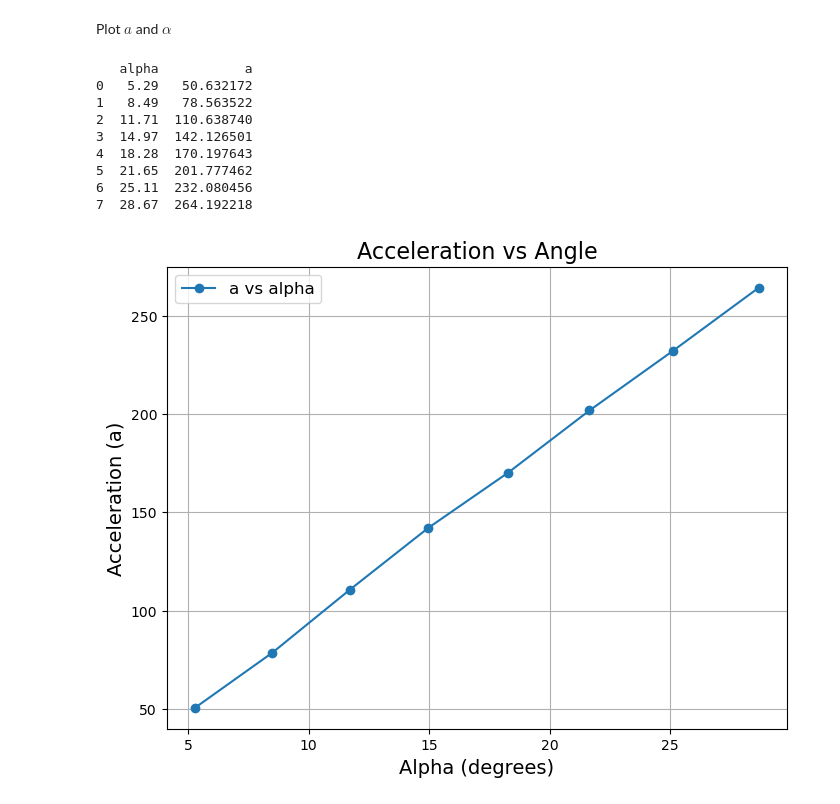
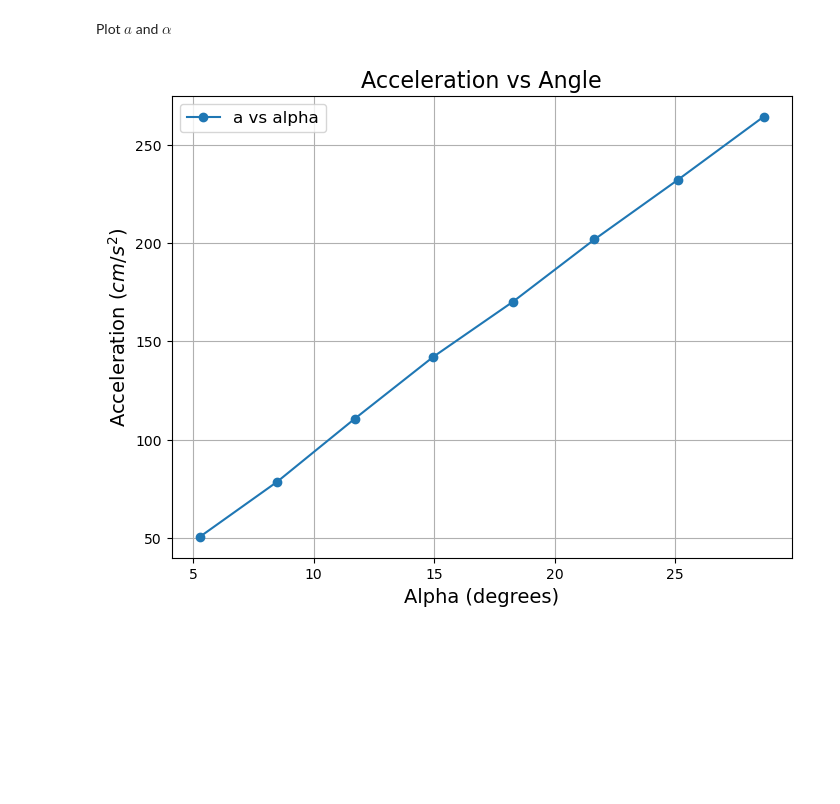
Before and after one commit to JamesPunter/NSP2, a Jupyter notebook: JNx_JamesPunter_15213404.ipynb, the cells around one changed output. Saved outputs shown, nothing was run; the diff lists cells and outputs as text; code cells hidden in the pictures; blank space fills up the shorter version.

```diff
--- a/JNx_JamesPunter_15213404.ipynb
+++ b/JNx_JamesPunter_15213404.ipynb
@@ -152,69 +225,14 @@ datasets = {
 # %% [markdown]
 Plot $a$ and $\alpha$
-# %%
-# Initialize storage for results
-results = []
-
-# Loop over each dataset
-for alpha_label, dataset_info in datasets.items():
-    file_path = dataset_info['file']
-    start_index = dataset_info['start_index']
-    end_index = dataset_info['end_index']
-
-    df = pd.read_csv(file_path, sep='\t', header=0)
-
-    # Extract time, x-position, and y-position
-    time = df['Time']
-    x_position = df['Point #1.X']
-    y_position = df['Point #1.Y']
-
-    # Slice the data based on the manually specified range
-    time_selected = time.iloc[start_index:end_index].reset_index(drop=True)
-    x_position_selected = x_position.iloc[start_index:end_index].reset_index(drop=True)
-    y_position_selected = y_position.iloc[start_index:end_index].reset_index(drop=True)
-
-    # Adjust data to start at (0, 0)
-    x_position_adjusted = x_position_selected - x_position_selected.iloc[0]
-    y_position_adjusted = y_position_selected - y_position_selected.iloc[0]
-    time_adjusted = time_selected - time_selected.iloc[0]
-
-    # Calculate distance s
-    s = np.sqrt(x_position_adjusted**2 + y_position_adjusted**2)
-
-    # Define the theoretical model function for s
-    def theoretical_s(t, a, t_0):
-        return 0.5 * a * (t - t_0)**2
-
-    # Use lmfit Model to define the model and fit the data
-    model = Model(theoretical_s)
-    params = model.make_params(a=1, t_0=0)  # Initial guess for parameters
-
-    # Fit the model to the data
-    try:
-        result = model.fit(s, params, t=time_adjusted)
-        fitted_a = result.params['a'].value
-    except Exception as e:
-        print(f"Error fitting data for alpha {alpha_label}: {e}")
-        continue
-
-    alpha = float(alpha_label)
-
-    # Store the result
-    results.append({'alpha': alpha, 'a': fitted_a})
-
-# Convert results to a DataFrame for further use
-results_df = pd.DataFrame(results)
-
-# Display the data ready for plotting
-print(results_df)
-# %% [output]
-   alpha           a
-0   5.29   50.632172
-1   8.49   78.563522
-2  11.71  110.638740
-3  14.97  142.126501
-4  18.28  170.197643
-5  21.65  201.777462
-6  25.11  232.080456
-7  28.67  264.192218
-[figure, removed]
+# %%
+plt.figure(figsize=(8, 6))
+plt.plot(results_df['alpha'], results_df['a'], 'o-', label='a vs alpha')
+plt.xlabel('Alpha (degrees)', fontsize=14)
+plt.ylabel('Acceleration ($cm$/$s^2$)', fontsize=14)
+plt.title('Acceleration vs Angle', fontsize=16)
+plt.legend(fontsize=12)
+plt.grid()
+#plt.savefig('a_vs_alpha_zonder_fit_en_error.png')
+plt.show()
+# %% [output]
+[figure, added]
```
Also changed, not shown: parts of 6 cells of this notebook.
